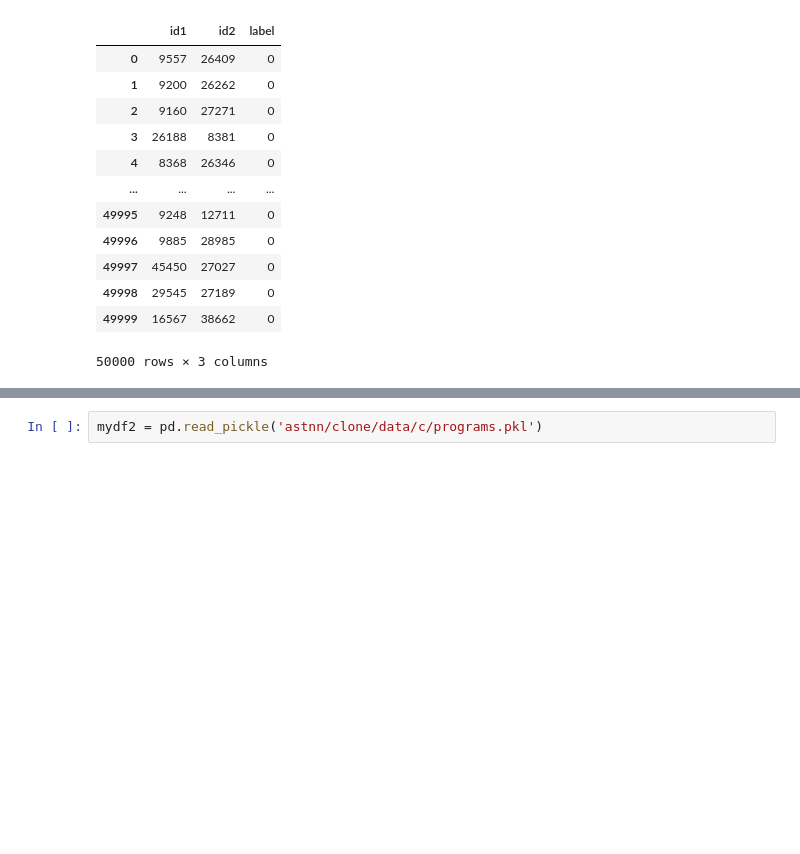
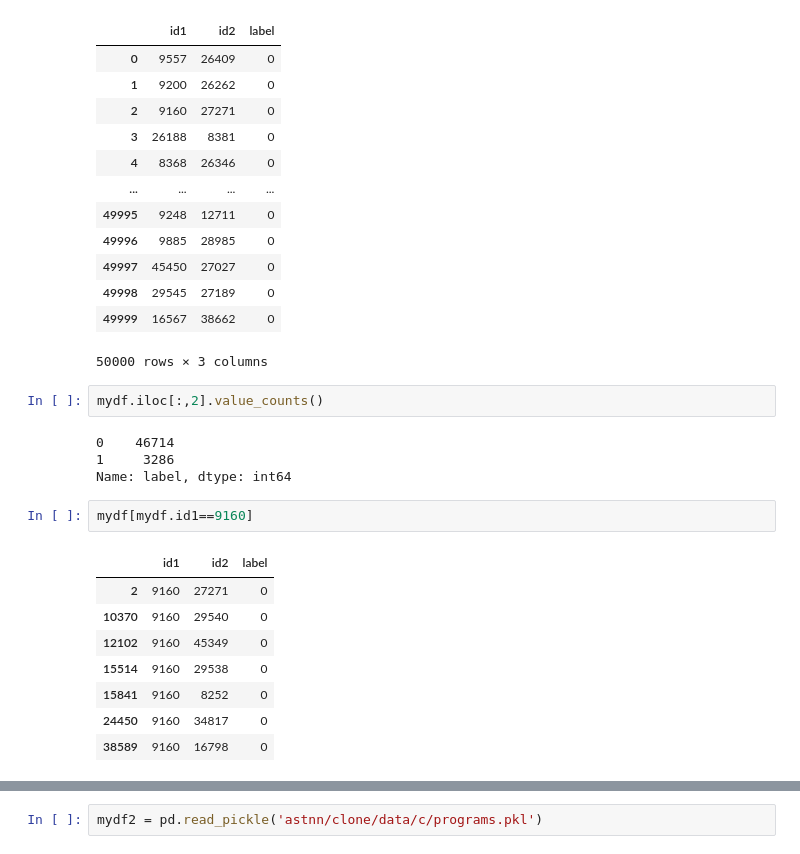
Before and after one commit to hazimhanif/svd_exp3, a Jupyter notebook: Exploration_clone.ipynb, the cells around one changed output, grey strips where cells are left out. Saved outputs shown, nothing was run; the diff lists cells and outputs as text; blank space fills up the shorter version.

```diff
--- a/Exploration_clone.ipynb
+++ b/Exploration_clone.ipynb
@@ -27,3 +27,20 @@ mydf
 | 49998 | 29545 | 27189 | 0 |
 | 49999 | 16567 | 38662 | 0 |
 50000 rows × 3 columns
+# %%
+mydf.iloc[:,2].value_counts()
+# %% [output]
+0    46714
+1     3286
+Name: label, dtype: int64
+# %%
+mydf[mydf.id1==9160]
+# %% [output]
+|  | id1 | id2 | label |
+| 2 | 9160 | 27271 | 0 |
+| 10370 | 9160 | 29540 | 0 |
+| 12102 | 9160 | 45349 | 0 |
+| 15514 | 9160 | 29538 | 0 |
+| 15841 | 9160 | 8252 | 0 |
+| 24450 | 9160 | 34817 | 0 |
+| 38589 | 9160 | 16798 | 0 |
```
Also changed, not shown: parts of 6 cells of this notebook, 2 other files.
